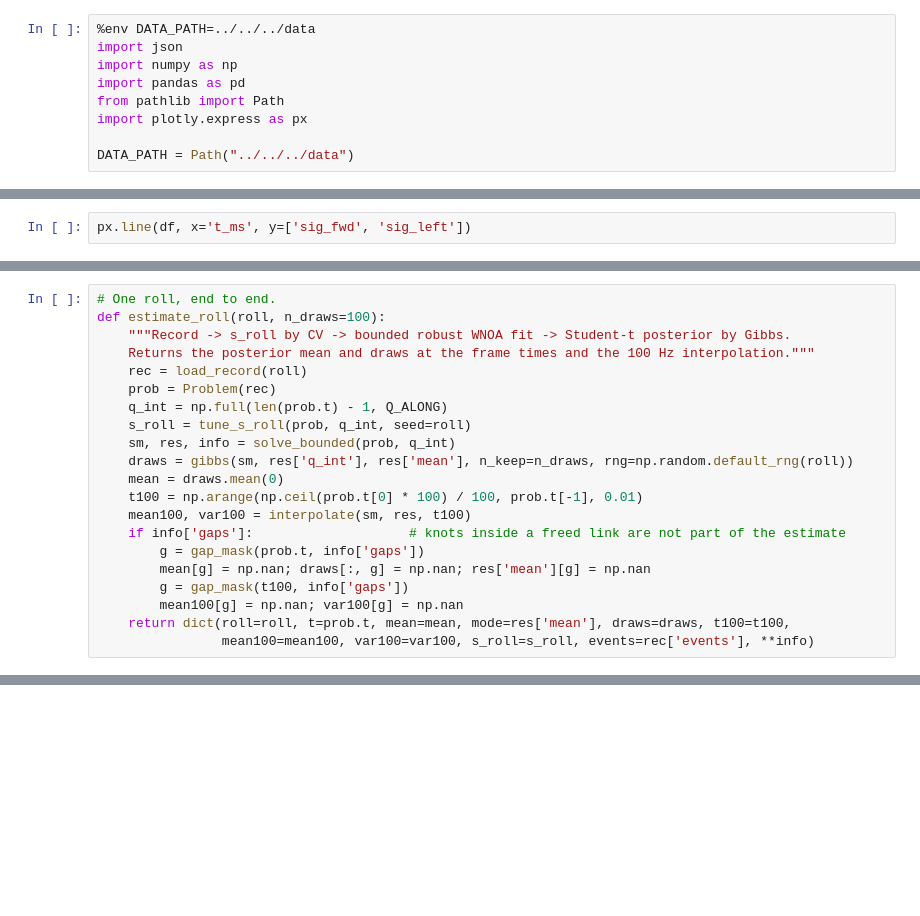
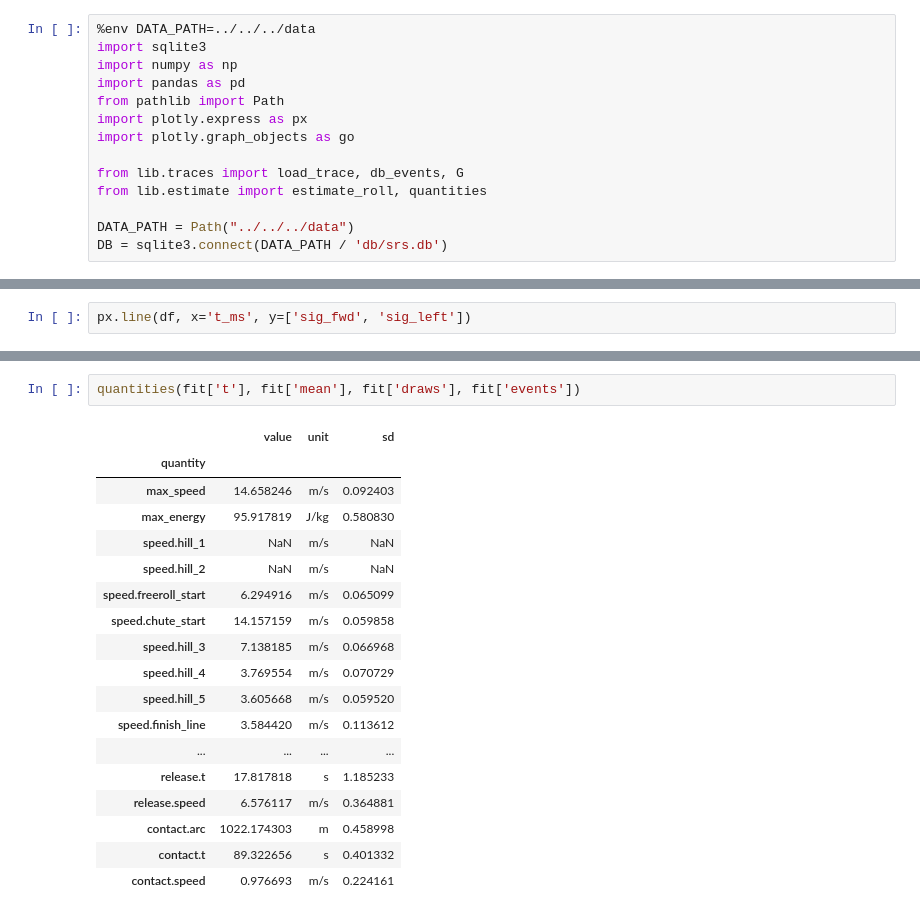
Before and after one commit to D0ugins/srs, a Jupyter notebook: backend/src/notebooks/estimate.ipynb, the cells around one changed output, grey strips where cells are left out. Saved outputs shown, nothing was run; the diff lists cells and outputs as text; blank space fills up the shorter version.

```diff
--- a/backend/src/notebooks/estimate.ipynb
+++ b/backend/src/notebooks/estimate.ipynb
@@ -1,11 +1,16 @@
 # %%
 %env DATA_PATH=../../../data
-import json
+import sqlite3
 import numpy as np
 import pandas as pd
 from pathlib import Path
 import plotly.express as px
+import plotly.graph_objects as go
+
+from lib.traces import load_trace, db_events, G
+from lib.estimate import estimate_roll, quantities
 
 DATA_PATH = Path("../../../data")
+DB = sqlite3.connect(DATA_PATH / 'db/srs.db')
 # %% [output]
 env: DATA_PATH=../../../data
@@ -833,21 +41,0 @@ def correction(t, y, i, T, k, kind='max', var_scale=1.0):
-# %%
-# One roll, end to end.
-def estimate_roll(roll, n_draws=100):
-    """Record -> s_roll by CV -> bounded robust WNOA fit -> Student-t posterior by Gibbs.
-    Returns the posterior mean and draws at the frame times and the 100 Hz interpolation."""
-    rec = load_record(roll)
-    prob = Problem(rec)
-    q_int = np.full(len(prob.t) - 1, Q_ALONG)
-    s_roll = tune_s_roll(prob, q_int, seed=roll)
-    sm, res, info = solve_bounded(prob, q_int)
-    draws = gibbs(sm, res['q_int'], res['mean'], n_keep=n_draws, rng=np.random.default_rng(roll))
-    mean = draws.mean(0)
-    t100 = np.arange(np.ceil(prob.t[0] * 100) / 100, prob.t[-1], 0.01)
-    mean100, var100 = interpolate(sm, res, t100)
-    if info['gaps']:                    # knots inside a freed link are not part of the estimate
-        g = gap_mask(prob.t, info['gaps'])
-        mean[g] = np.nan; draws[:, g] = np.nan; res['mean'][g] = np.nan
-        g = gap_mask(t100, info['gaps'])
-        mean100[g] = np.nan; var100[g] = np.nan
-    return dict(roll=roll, t=prob.t, mean=mean, mode=res['mean'], draws=draws, t100=t100,
-                mean100=mean100, var100=var100, s_roll=s_roll, events=rec['events'], **info)
@@ -876 +53,22 @@ roll 750  s_roll 0.794  rejected 0  max 100 Hz speed 14.6 m/s
+# %%
+quantities(fit['t'], fit['mean'], fit['draws'], fit['events'])
+# %% [output]
+|  | value | unit | sd |
+| quantity |  |  |  |
+| max_speed | 14.658246 | m/s | 0.092403 |
+| max_energy | 95.917819 | J/kg | 0.580830 |
+| speed.hill_1 | NaN | m/s | NaN |
+| speed.hill_2 | NaN | m/s | NaN |
+| speed.freeroll_start | 6.294916 | m/s | 0.065099 |
+| speed.chute_start | 14.157159 | m/s | 0.059858 |
+| speed.hill_3 | 7.138185 | m/s | 0.066968 |
+| speed.hill_4 | 3.769554 | m/s | 0.070729 |
+| speed.hill_5 | 3.605668 | m/s | 0.059520 |
+| speed.finish_line | 3.584420 | m/s | 0.113612 |
+| ... | ... | ... | ... |
+| release.t | 17.817818 | s | 1.185233 |
+| release.speed | 6.576117 | m/s | 0.364881 |
+| contact.arc | 1022.174303 | m | 0.458998 |
+| contact.t | 89.322656 | s | 0.401332 |
+| contact.speed | 0.976693 | m/s | 0.224161 |
 # %%
```
Also changed, not shown: parts of 12 cells of this notebook, 8 other files.
